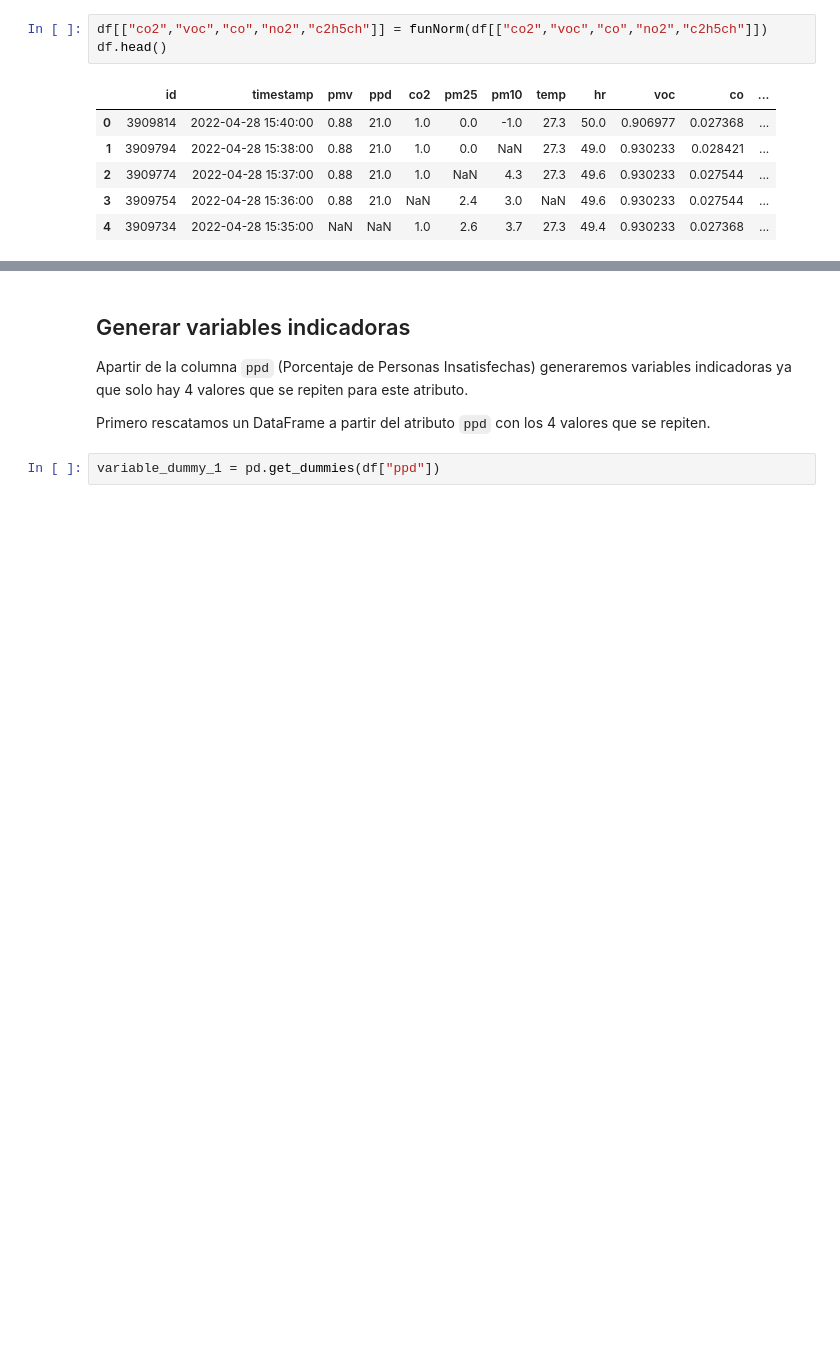
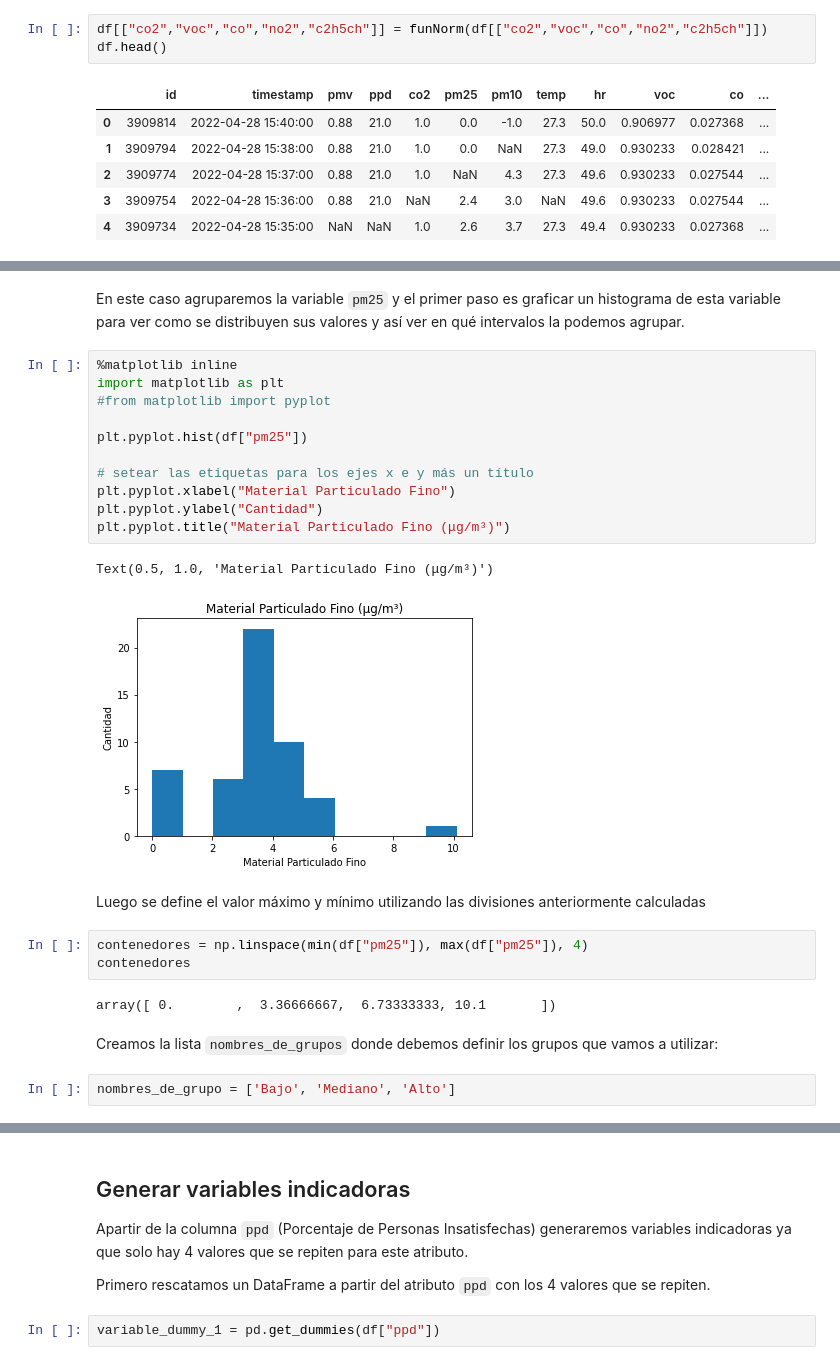
Before and after one commit to gaticavm9/Data-Wrangling, a Jupyter notebook: Main.ipynb, the cells around one changed output, grey strips where cells are left out. Cells and saved outputs as stored; diff of their text form; blank space fills up the shorter version.

```diff
--- a/Main.ipynb
+++ b/Main.ipynb
@@ -305,0 +318,27 @@ df.head()
+# %% [markdown]
+En este caso agruparemos la variable `pm25` y el primer paso es graficar un histograma de esta variable para ver como se distribuyen sus valores y así ver en qué intervalos la podemos agrupar.
+# %%
+%matplotlib inline
+import matplotlib as plt
+#from matplotlib import pyplot
+
+plt.pyplot.hist(df["pm25"])
+
+# setear las etiquetas para los ejes x e y más un título
+plt.pyplot.xlabel("Material Particulado Fino")
+plt.pyplot.ylabel("Cantidad")
+plt.pyplot.title("Material Particulado Fino (μg/m³)")
+# %% [output]
+Text(0.5, 1.0, 'Material Particulado Fino (μg/m³)')
+[figure, added]
+# %% [markdown]
+Luego se define el valor máximo y mínimo utilizando las divisiones anteriormente calculadas
+# %%
+contenedores = np.linspace(min(df["pm25"]), max(df["pm25"]), 4)
+contenedores
+# %% [output]
+array([ 0.        ,  3.36666667,  6.73333333, 10.1       ])
+# %% [markdown]
+Creamos la lista `nombres_de_grupos` donde debemos definir los grupos que vamos a utilizar:
+# %%
+nombres_de_grupo = ['Bajo', 'Mediano', 'Alto']
```
Also changed, not shown: parts of 25 cells of this notebook, 4 other files.
